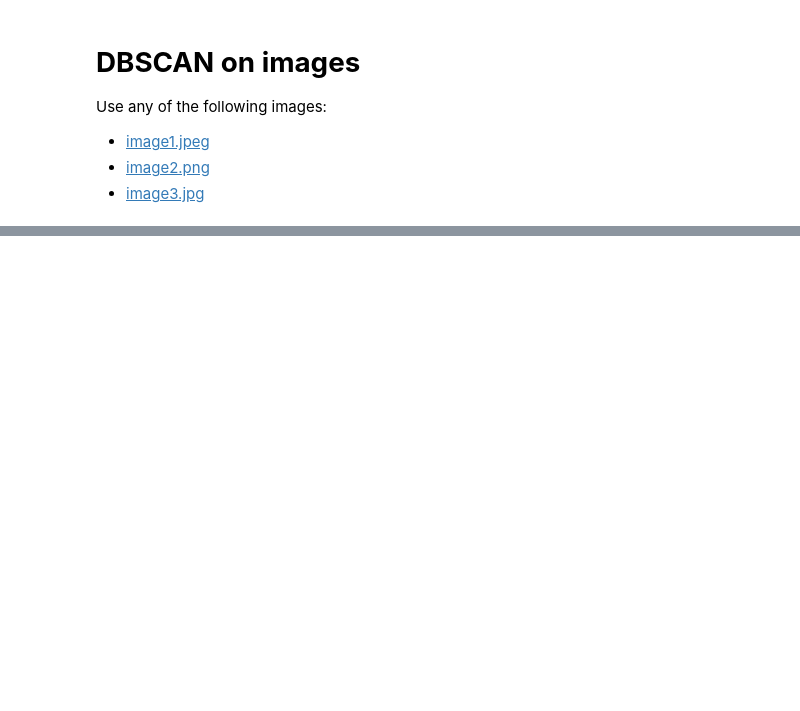
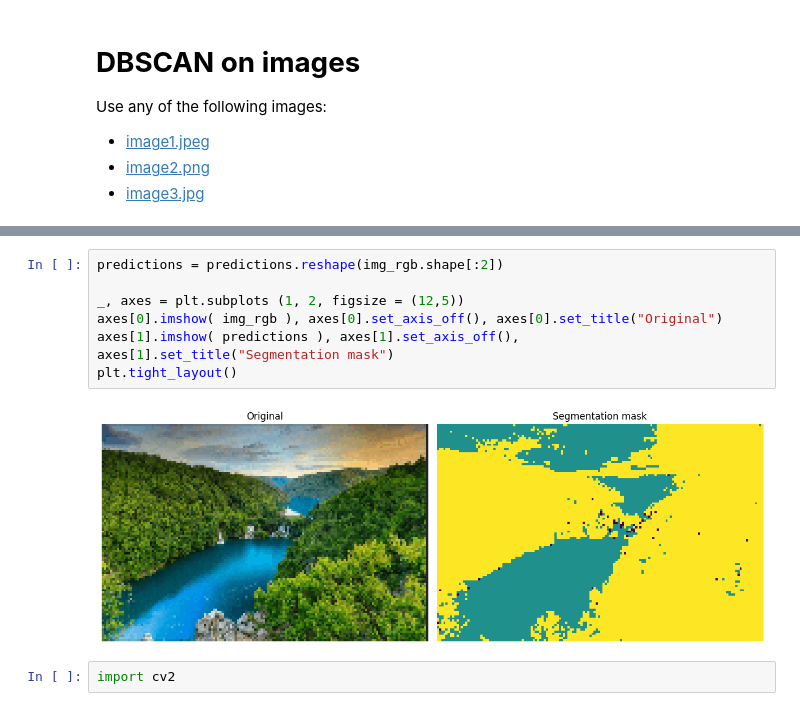
Before and after one commit to DuskySam2/machine_learning_20241, a Jupyter notebook: Sem_07/DBSCAN.ipynb, the cells around one changed output, grey strips where cells are left out. Cells and saved outputs as stored; diff of their text form; blank space fills up the shorter version.

```diff
--- a/Sem_07/DBSCAN.ipynb
+++ b/Sem_07/DBSCAN.ipynb
@@ -69,0 +134,11 @@ Use any of the following images:
+# %%
+predictions = predictions.reshape(img_rgb.shape[:2])
+
+_, axes = plt.subplots (1, 2, figsize = (12,5))
+axes[0].imshow( img_rgb ), axes[0].set_axis_off(), axes[0].set_title("Original")
+axes[1].imshow( predictions ), axes[1].set_axis_off(), axes[1].set_title("Segmentation mask")
+plt.tight_layout()
+# %% [output]
+[figure, added]
+# %%
+import cv2
```
Also changed, not shown: parts of 12 cells of this notebook, 5 other files.
